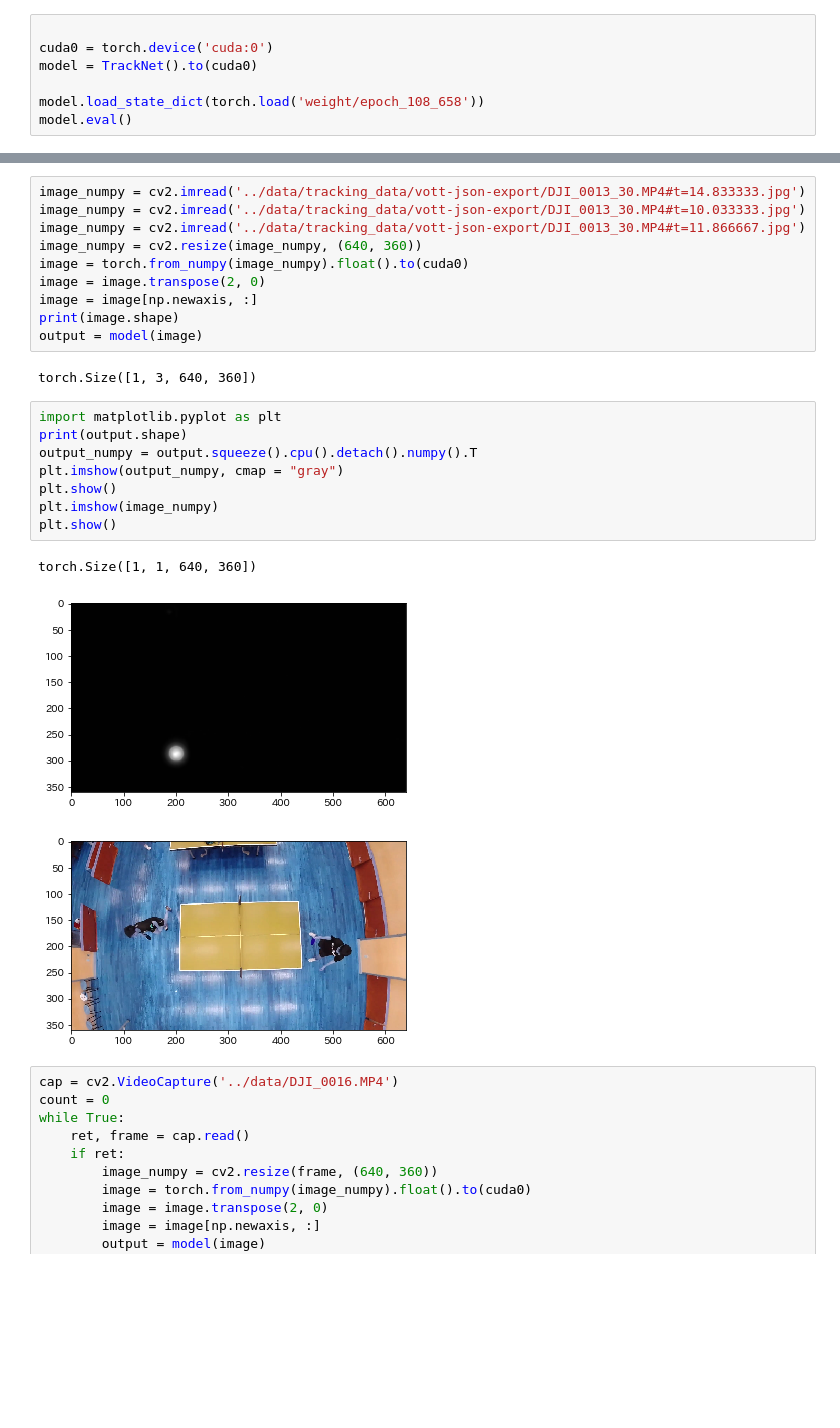
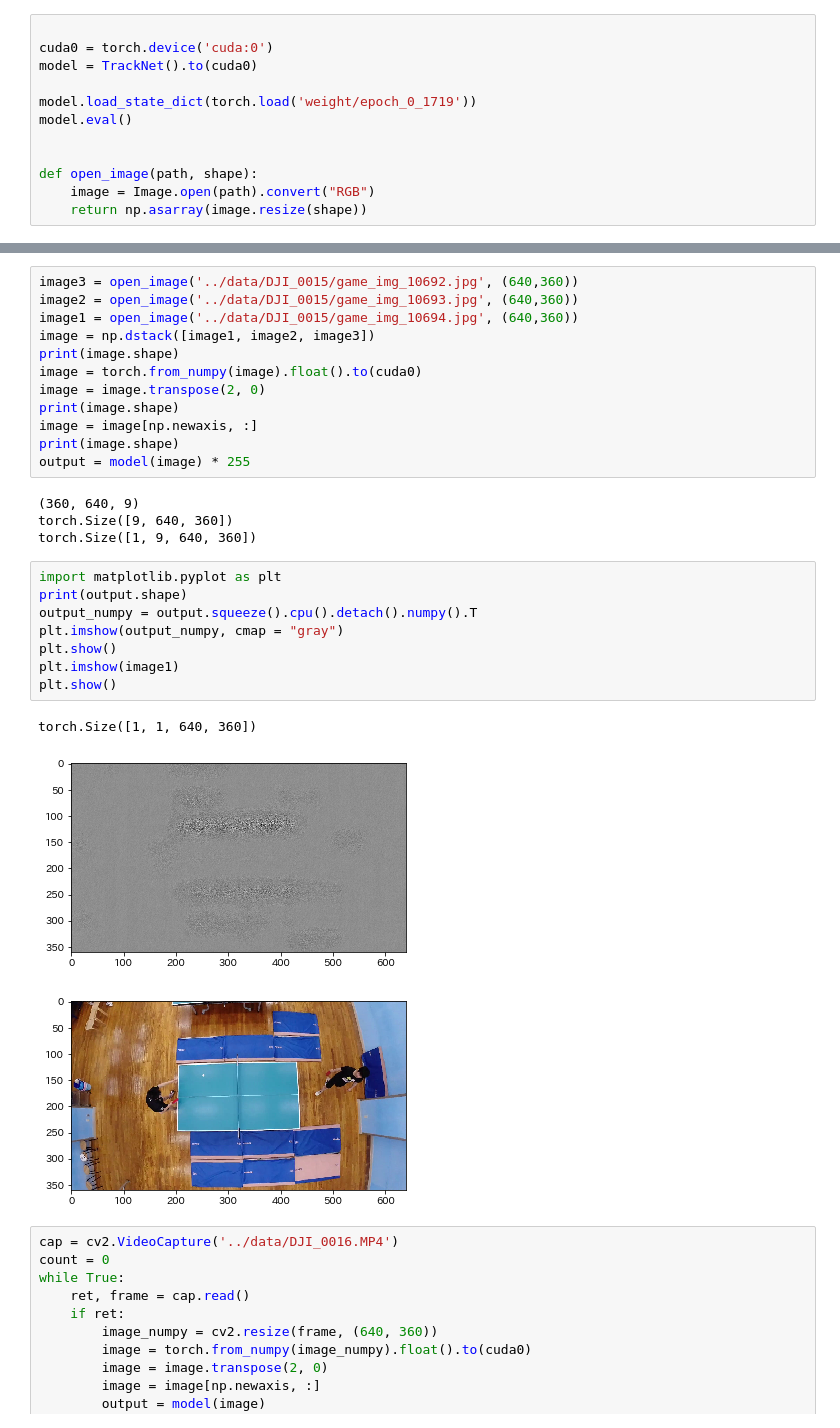
Before and after one commit to ishigen425/ball_tracking, a Jupyter notebook: Untitled1.ipynb, the cells around one changed output, grey strips where cells are left out. Cells and saved outputs as stored; diff of their text form; blank space fills up the shorter version.

```diff
--- a/Untitled1.ipynb
+++ b/Untitled1.ipynb
@@ -18,5 +19,10 @@ import cv2
 cuda0 = torch.device('cuda:0')
 model = TrackNet().to(cuda0)
 
-model.load_state_dict(torch.load('weight/epoch_108_658'))
+model.load_state_dict(torch.load('weight/epoch_0_1719'))
 model.eval()
+
+
+def open_image(path, shape):
+    image = Image.open(path).convert("RGB")
+    return np.asarray(image.resize(shape))
@@ -41,27 +29,31 @@ TrackNet(
-# %%
-image_numpy = cv2.imread('../data/tracking_data/vott-json-export/DJI_0013_30.MP4#t=14.833333.jpg')
-image_numpy = cv2.imread('../data/tracking_data/vott-json-export/DJI_0013_30.MP4#t=10.033333.jpg')
-image_numpy = cv2.imread('../data/tracking_data/vott-json-export/DJI_0013_30.MP4#t=11.866667.jpg')
-image_numpy = cv2.resize(image_numpy, (640, 360))
-image = torch.from_numpy(image_numpy).float().to(cuda0)
-image = image.transpose(2, 0)
-image = image[np.newaxis, :]
-print(image.shape)
-output = model(image)
-# %% [output]
-torch.Size([1, 3, 640, 360])
+# %%
+image3 = open_image('../data/DJI_0015/game_img_10692.jpg', (640,360))
+image2 = open_image('../data/DJI_0015/game_img_10693.jpg', (640,360))
+image1 = open_image('../data/DJI_0015/game_img_10694.jpg', (640,360))
+image = np.dstack([image1, image2, image3])
+print(image.shape)
+image = torch.from_numpy(image).float().to(cuda0)
+image = image.transpose(2, 0)
+print(image.shape)
+image = image[np.newaxis, :]
+print(image.shape)
+output = model(image) * 255
+# %% [output]
+(360, 640, 9)
+torch.Size([9, 640, 360])
+torch.Size([1, 9, 640, 360])
 # %%
 import matplotlib.pyplot as plt
 print(output.shape)
 output_numpy = output.squeeze().cpu().detach().numpy().T
 plt.imshow(output_numpy, cmap = "gray")
 plt.show()
-plt.imshow(image_numpy)
+plt.imshow(image1)
 plt.show()
 # %% [output]
 torch.Size([1, 1, 640, 360])
-[figure, old version]
+[figure, new version]
-[figure, old version]
+[figure, new version]
 # %%
 cap = cv2.VideoCapture('../data/DJI_0016.MP4')
 count = 0
```
Also changed, not shown: parts of 2 cells of this notebook, 5 other files.
